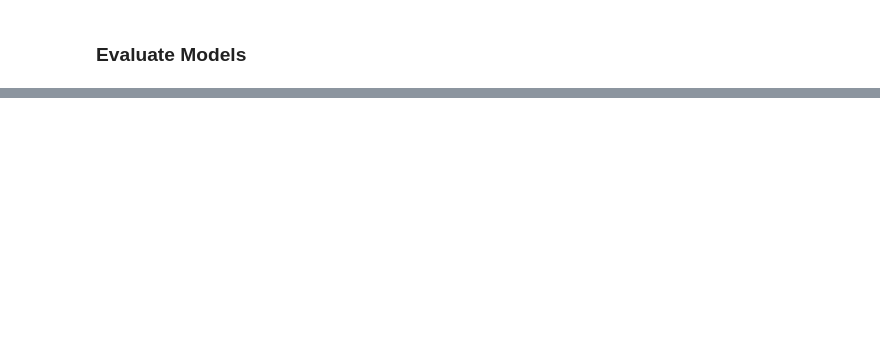
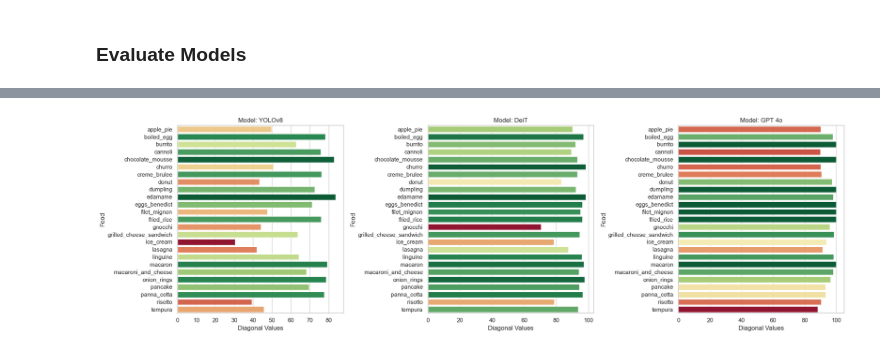
Before and after one commit to wilpomillow-ucb/QuickBite, a Jupyter notebook: notebooks/QuickBite_Model_Evaluation_Functions.ipynb, the cells around one changed output, grey strips where cells are left out. Cells and saved outputs as stored; diff of their text form; code cells hidden in the pictures; blank space fills up the shorter version.

```diff
--- a/notebooks/QuickBite_Model_Evaluation_Functions.ipynb
+++ b/notebooks/QuickBite_Model_Evaluation_Functions.ipynb
@@ -262,0 +364,46 @@ plt.savefig('confusion_matrices.png', bbox_inches='tight', pad_inches=0.5, dpi=6
+# %%
+# Get the diagonal scores for GPT
+conf_mat = confusion_matrix(gpt_4o_mini_val_results_df['True Class'], gpt_4o_mini_val_results_df['Predicted Class'])
+conf_mat = conf_mat / conf_mat.sum(axis=1, keepdims=True) * 100
+diagonal_values = np.diag(conf_mat)
+
+# get the unique true class labels in the same order as the diagonal values
+true_class_labels = np.unique(gpt_4o_mini_val_results_df['True Class'])
+true_class_labels = true_class_labels[np.argsort(np.unique(gpt_4o_mini_val_results_df['True Class']))]
+
+# create a new DataFrame
+gpt_diagonal_df = pd.DataFrame({'Food': true_class_labels, 'Diagonal Values': diagonal_values})
+gpt_diagonal_df['Model Name'] = 'GPT 4o'
+
+# concat all diagonal scores of models together into 1 dataframe
+dot_plot_df = pd.concat([create_diagonal_df(yolo_val_results_df, yolo_cm, 'YOLOv8'),
+                            create_diagonal_df(deit_val_results_df, deit_cm, 'DeiT'),
+                            gpt_diagonal_df])
+# %%
+sns.set_style("whitegrid")
+sns.set_style()
+cmap = cm.get_cmap('RdYlGn')
+
+# Define the custom order
+model_order = ['YOLOv8', 'DeiT', 'GPT 4o']
+
+# Get the groups in the custom order
+groups = [dot_plot_df[dot_plot_df['Model Name'] == name] for name in model_order]
+
+fig, axs = plt.subplots(1, len(model_order), figsize=(20, 6))
+
+for i, group in enumerate(groups):
+    if len(group) > 0:  # Check if the subset has any rows
+        max_val = group['Diagonal Values'].max()
+        min_val = group['Diagonal Values'].min()
+        norm = colors.Normalize(min_val, max_val)
+        sns.barplot(x="Diagonal Values", y="Food", palette=[cmap(norm(x)) for x in group['Diagonal Values']], data=group, ax=axs[i])
+        axs[i].set_title(f"Model: {model_order[i]}")
+    else:
+        print(f"No data for model {model_order[i]}")
+
+plt.tight_layout()
+plt.savefig('diagonal_values_bar_plot.png', dpi=300)
+plt.show()
+# %% [output]
+[figure, added]
```
Also changed, not shown: parts of 20 cells of this notebook, 6 other files.
